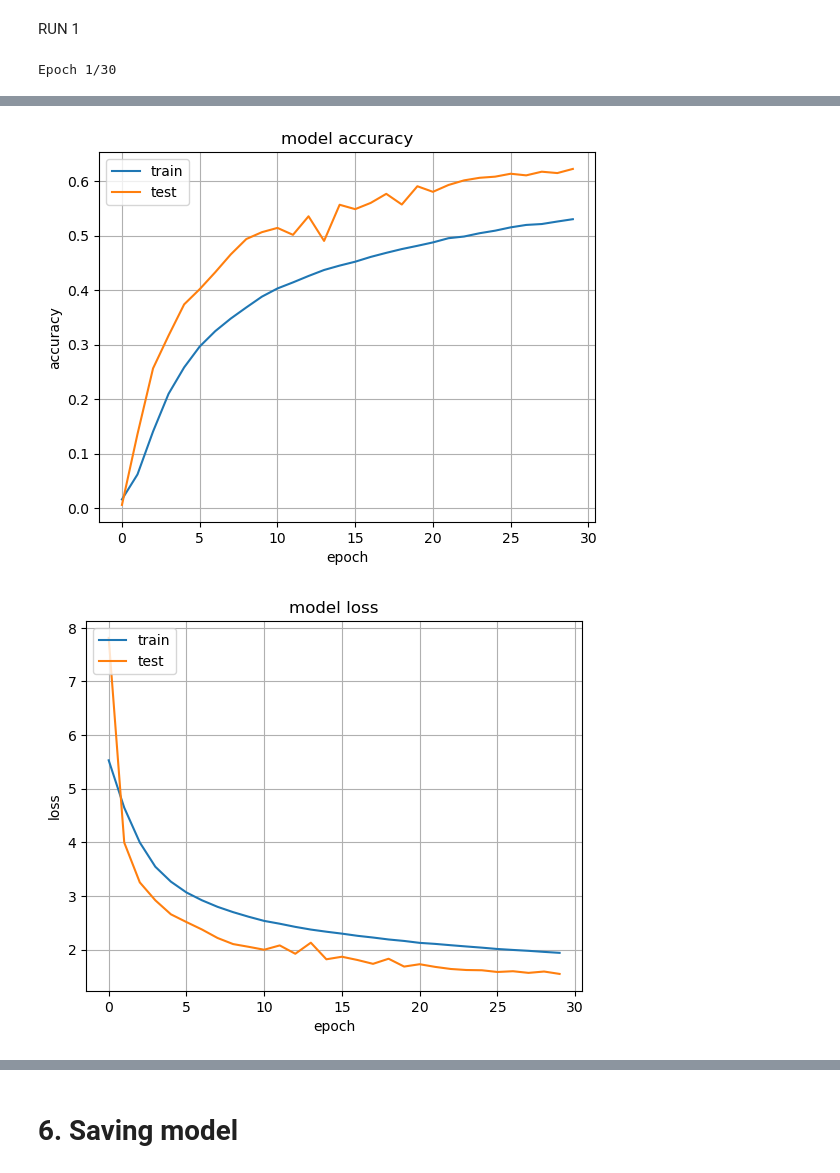
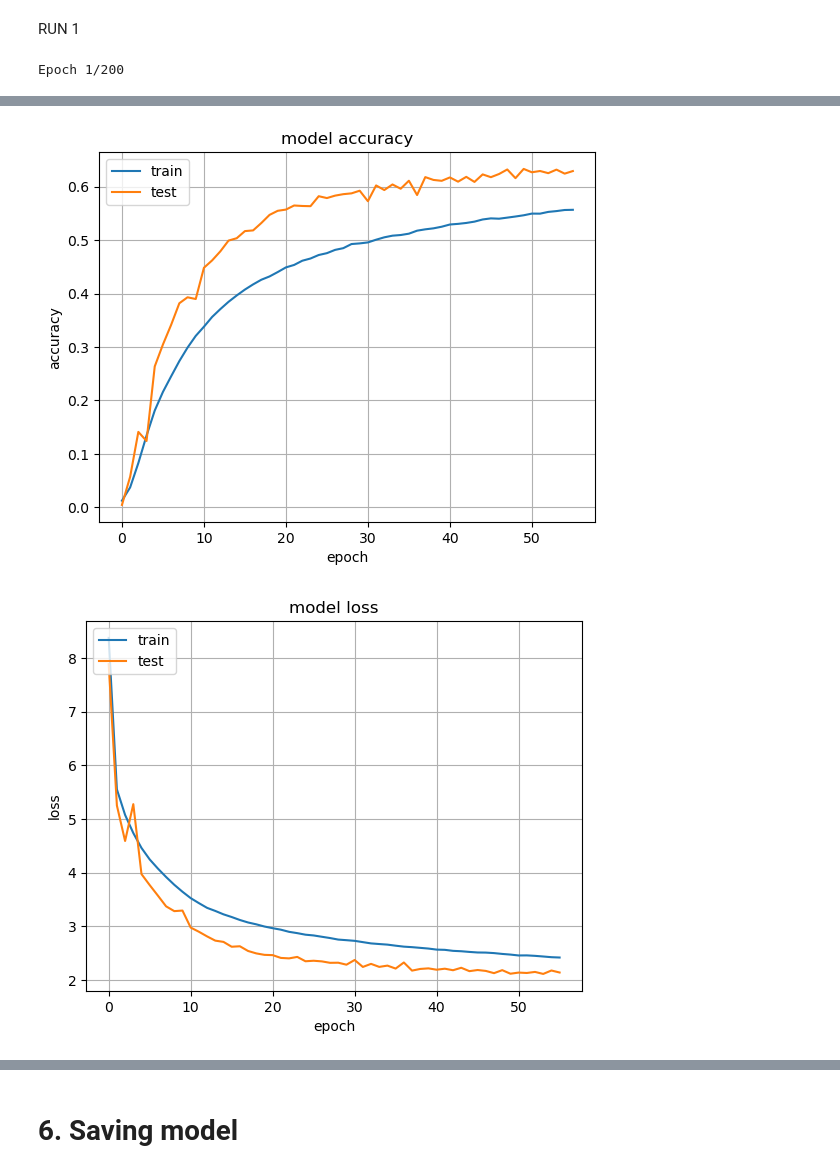
Before and after one commit to mdarfan357/Pictionary, a Jupyter notebook: quickdraw_final2.ipynb, the cells around one changed output, grey strips where cells are left out. Drawn from its saved outputs; the diff is of its cells as text; code cells hidden in the pictures.

```diff
--- a/quickdraw_final2.ipynb
+++ b/quickdraw_final2.ipynb
@@ -212,20 +212,20 @@ with strategy.scope():
     model.add(Dropout(0.25))
     model.add(BatchNormalization())
 
-    model.add(Conv2D(1024, (7,7), activation = 'relu', padding = 'same'))
-    model.add(Conv2D(1024, (7,7), activation = 'relu', padding = 'same'))
+    model.add(Conv2D(1024, (3,3), activation = 'relu', padding = 'same'))
+    model.add(Conv2D(1024, (3,3), activation = 'relu', padding = 'same'))
     model.add(MaxPooling2D(2,2))
     model.add(BatchNormalization())
     model.add(Flatten())
 
 
-#     model.add(Dense(1024, activation='relu',kernel_regularizer=regularizers.l2(0.01)))
-    model.add(Dense(1024, activation='relu'))
+    model.add(Dense(1024, activation='relu',kernel_regularizer=regularizers.l2(0.05)))
+#     model.add(Dense(1024, activation='relu'))
     model.add(Dropout(0.5))
     model.add(BatchNormalization())
 
-    model.add(Dense(512, activation='relu'))
-#     model.add(Dense(512, activation='relu',kernel_regularizer=regularizers.l2(0.01)))
+#     model.add(Dense(512, activation='relu'))
+    model.add(Dense(512, activation='relu',kernel_regularizer=regularizers.l2(0.01)))
     model.add(Dropout(0.25))
     model.add(BatchNormalization())
 
@@ -283,17 +283,17 @@ RUN 1
 # history = model.fit(tr_x, tr_Y,batch_size=128,epochs=30
 #           ,validation_data=(tst_x,tst_Y))
 
+# history = model.fit(
+#     x=aug.flow(tr_x, tr_Y, batch_size=batch_size),
+#     validation_data=(tst_x,tst_Y),
+#     epochs=30,
+#     callbacks=callbacks)
+
 history = model.fit(
-    x=aug.flow(tr_x, tr_Y, batch_size=128),
+    x=aug.flow(tr_x, tr_Y, batch_size=batch_size),
     validation_data=(tst_x,tst_Y),
-    epochs=30,
+    epochs=200,
     callbacks=callbacks)
-
-# history = model.fit(
-#     x=aug.flow(tr_x, tr_Y, batch_size=200),
-#     validation_data=(tst_x,tst_Y),
-#     epochs=200,
-#     callbacks=callbacks)
 
 print(history.history.keys())
 # summarize history for accuracy
@@ -324,4 +324,4 @@ plt.show()
 # plt.legend(['train', 'val'], loc='upper left')
 # plt.show()
 # %% [output]
-Epoch 1/30
+Epoch 1/200
@@ -345,6 +345,6 @@ Epoch 30/30
 dict_keys(['loss', 'accuracy', 'val_loss', 'val_accuracy'])
-[figure, old version]
+[figure, new version]
-[figure, old version]
+[figure, new version]
 # %%
 import pandas as pd
 pd.DataFrame(history.history).plot(figsize=(8,5))
```
Also changed, not shown: parts of 8 cells of this notebook.
